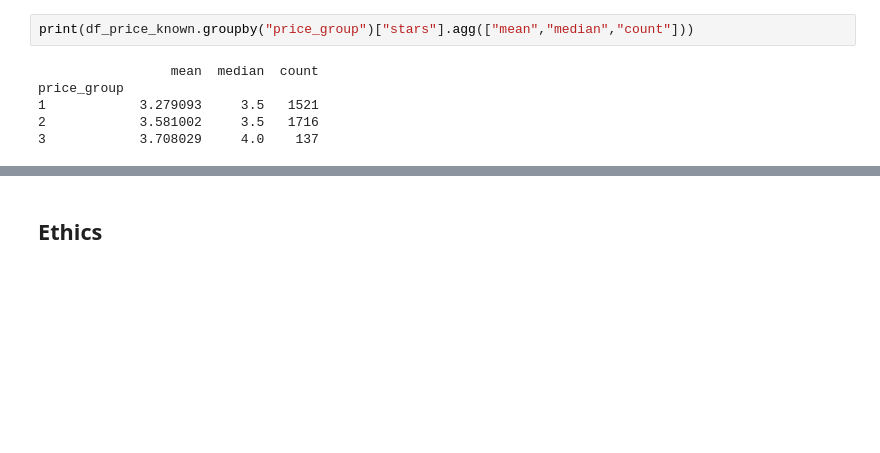
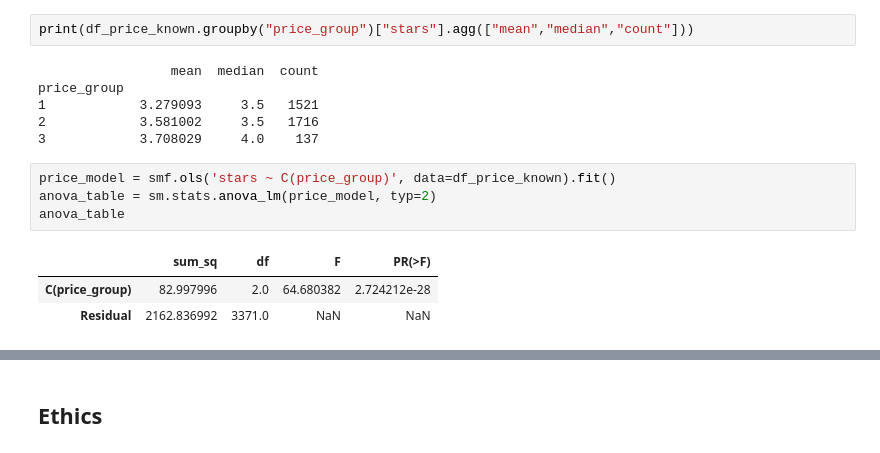
Before and after one commit to COGS108/Group009_WI26, a Jupyter notebook: 03-FinalProject.ipynb, the cells around one changed output, grey strips where cells are left out. Cells and saved outputs as stored; diff of their text form; blank space fills up the shorter version.

```diff
--- a/03-FinalProject.ipynb
+++ b/03-FinalProject.ipynb
@@ -599,3 +607,11 @@ price_group
 1            3.279093     3.5   1521
 2            3.581002     3.5   1716
 3            3.708029     4.0    137
+# %%
+price_model = smf.ols('stars ~ C(price_group)', data=df_price_known).fit()
+anova_table = sm.stats.anova_lm(price_model, typ=2)
+anova_table
+# %% [output]
+|  | sum_sq | df | F | PR(>F) |
+| C(price_group) | 82.997996 | 2.0 | 64.680382 | 2.724212e-28 |
+| Residual | 2162.836992 | 3371.0 | NaN | NaN |
```
Also changed, not shown: parts of 6 cells of this notebook.
